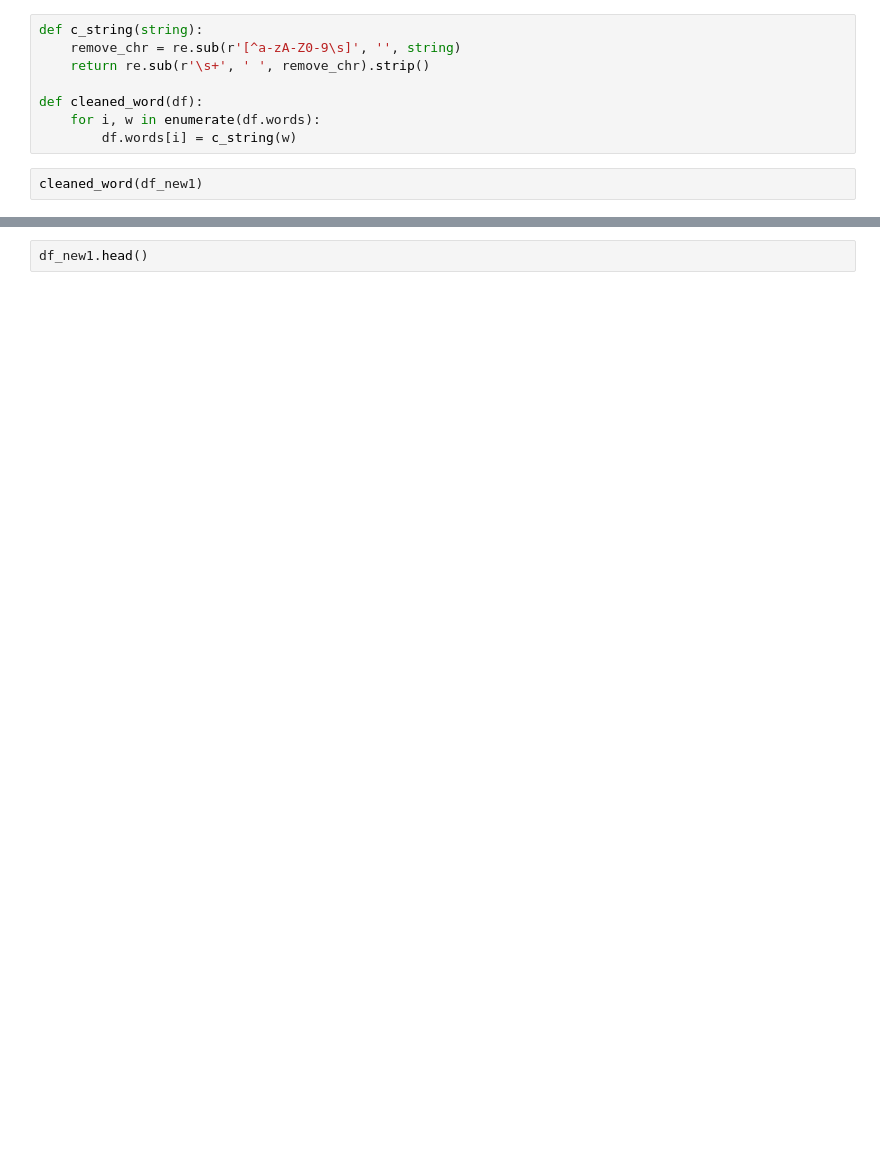
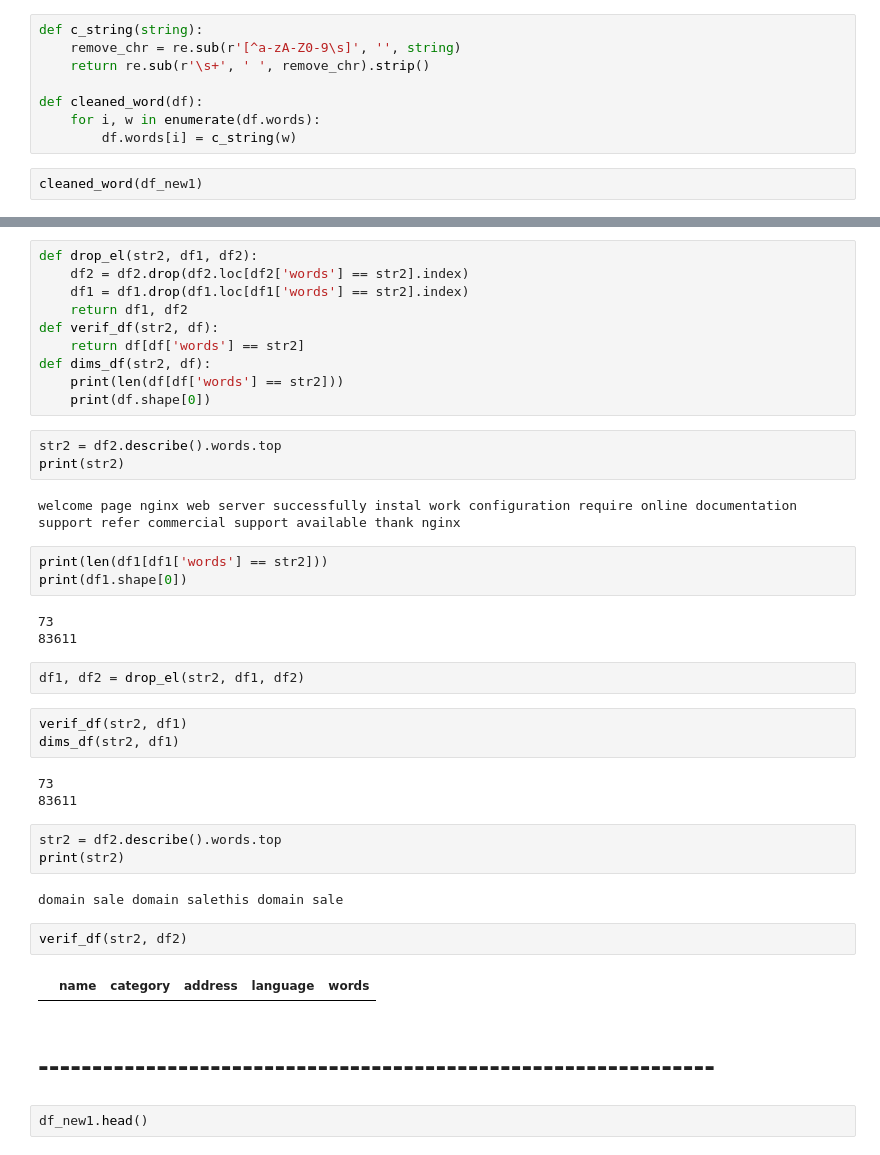
Before and after one commit to Steve2404/Praktikum, a Jupyter notebook: Projekt/klassification.ipynb, the cells around one changed output, grey strips where cells are left out. Saved outputs shown, nothing was run; the diff lists cells and outputs as text; blank space fills up the shorter version.

```diff
--- a/Projekt/klassification.ipynb
+++ b/Projekt/klassification.ipynb
@@ -67,3 +104,43 @@ cleaned_word(df_new1)
+# %%
+def drop_el(str2, df1, df2):
+    df2 = df2.drop(df2.loc[df2['words'] == str2].index)
+    df1 = df1.drop(df1.loc[df1['words'] == str2].index)
+    return df1, df2
+def verif_df(str2, df):
+    return df[df['words'] == str2]
+def dims_df(str2, df):
+    print(len(df[df['words'] == str2]))
+    print(df.shape[0])
+# %%
+str2 = df2.describe().words.top
+print(str2)
+# %% [output]
+welcome page nginx web server successfully instal work configuration require online documentation support refer commercial support available thank nginx
+# %%
+print(len(df1[df1['words'] == str2]))
+print(df1.shape[0])
+# %% [output]
+73
+83611
+# %%
+df1, df2 = drop_el(str2, df1, df2)
+# %%
+verif_df(str2, df1)
+dims_df(str2, df1)
+# %% [output]
+73
+83611
+# %%
+str2 = df2.describe().words.top
+print(str2)
+# %% [output]
+domain sale domain salethis domain sale
+# %%
+verif_df(str2, df2)
+# %% [output]
+|  | name | category | address | language | words |
+# %% [markdown]
+# ---------------------------------------------------------------
 # %%
 df_new1.head()
 # %% [output]
```
Also changed, not shown: parts of 12 cells of this notebook.
